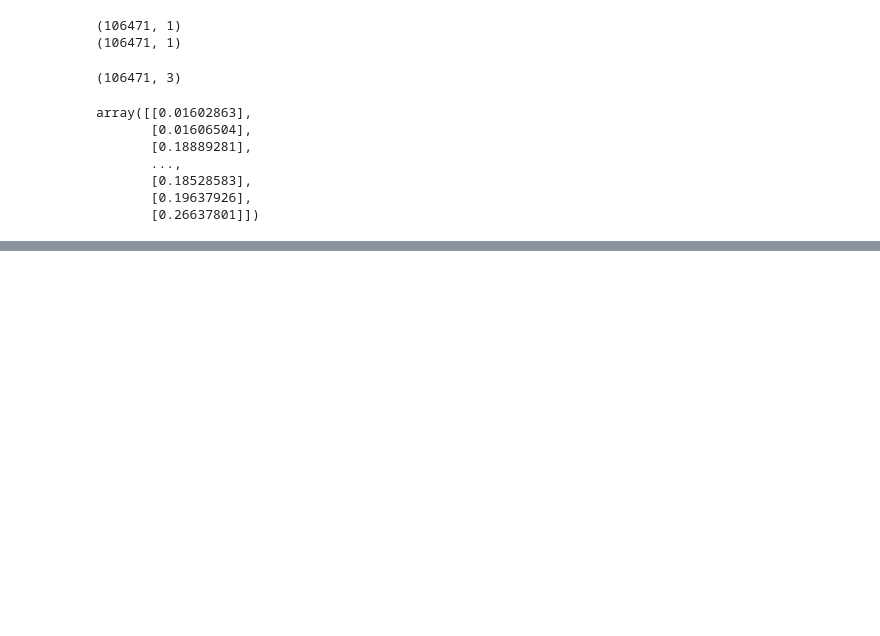
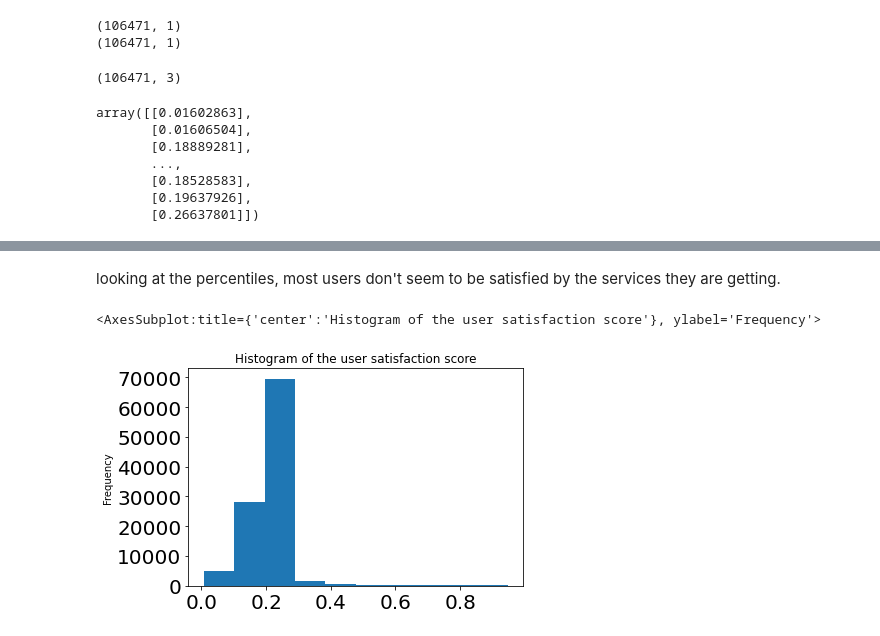
Before and after one commit to Hen0k/TellCo-user-analysis, a Jupyter notebook: notebooks/4-User-Satisfaction-Analysis.ipynb, the cells around one changed output, grey strips where cells are left out. Saved outputs shown, nothing was run; the diff lists cells and outputs as text; code cells hidden in the pictures; blank space fills up the shorter version.

Commit message:
notebook: Show most satisfied customers

```diff
--- a/notebooks/4-User-Satisfaction-Analysis.ipynb
+++ b/notebooks/4-User-Satisfaction-Analysis.ipynb
@@ -101,0 +102,9 @@ user_experiance
+# %%
+scored_user_data = pd.DataFrame()
+
+for col in user_experiance.columns[:-2]:
+    scored_user_data[col] = user_experiance[col].values
+for col in user_engagment.columns[1:-2]:
+    scored_user_data[col] = user_engagment[col].values
+scored_user_data['satisfaction_score'] = satisfaction_score
+scored_user_data.head()
@@ -101,0 +130,8 @@ user_experiance
+# %% [markdown]
+looking at the percentiles, most users don't seem to be satisfied by the services they are getting.
+# %%
+scored_user_data['satisfaction_score'].plot.hist(title="Histogram of the user satisfaction score", fontsize=20)
+# plotter.plot_count(scored_user_data, 'satisfaction_score')
+# %% [output]
+<AxesSubplot:title={'center':'Histogram of the user satisfaction score'}, ylabel='Frequency'>
+[figure, added]
```
Also changed, not shown: parts of 7 cells of this notebook.
